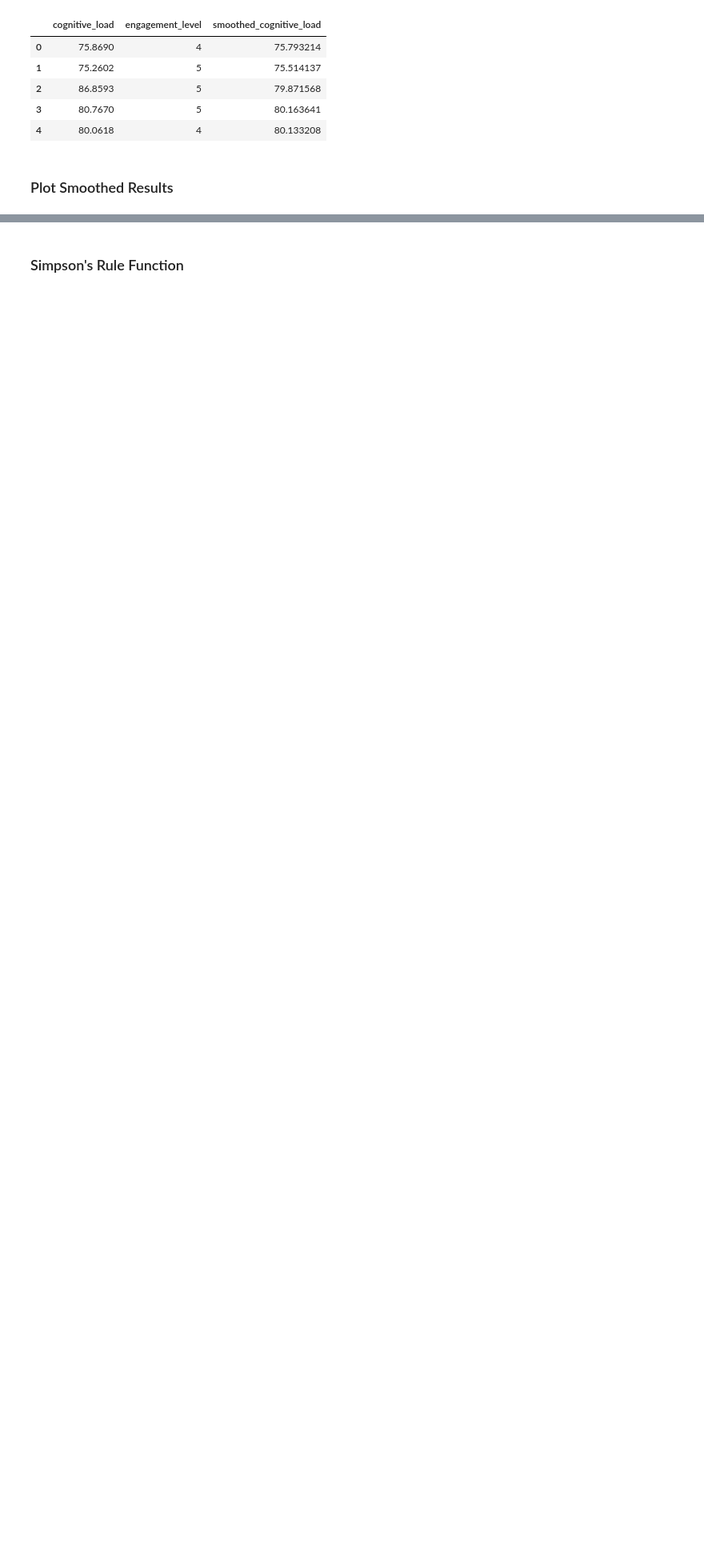
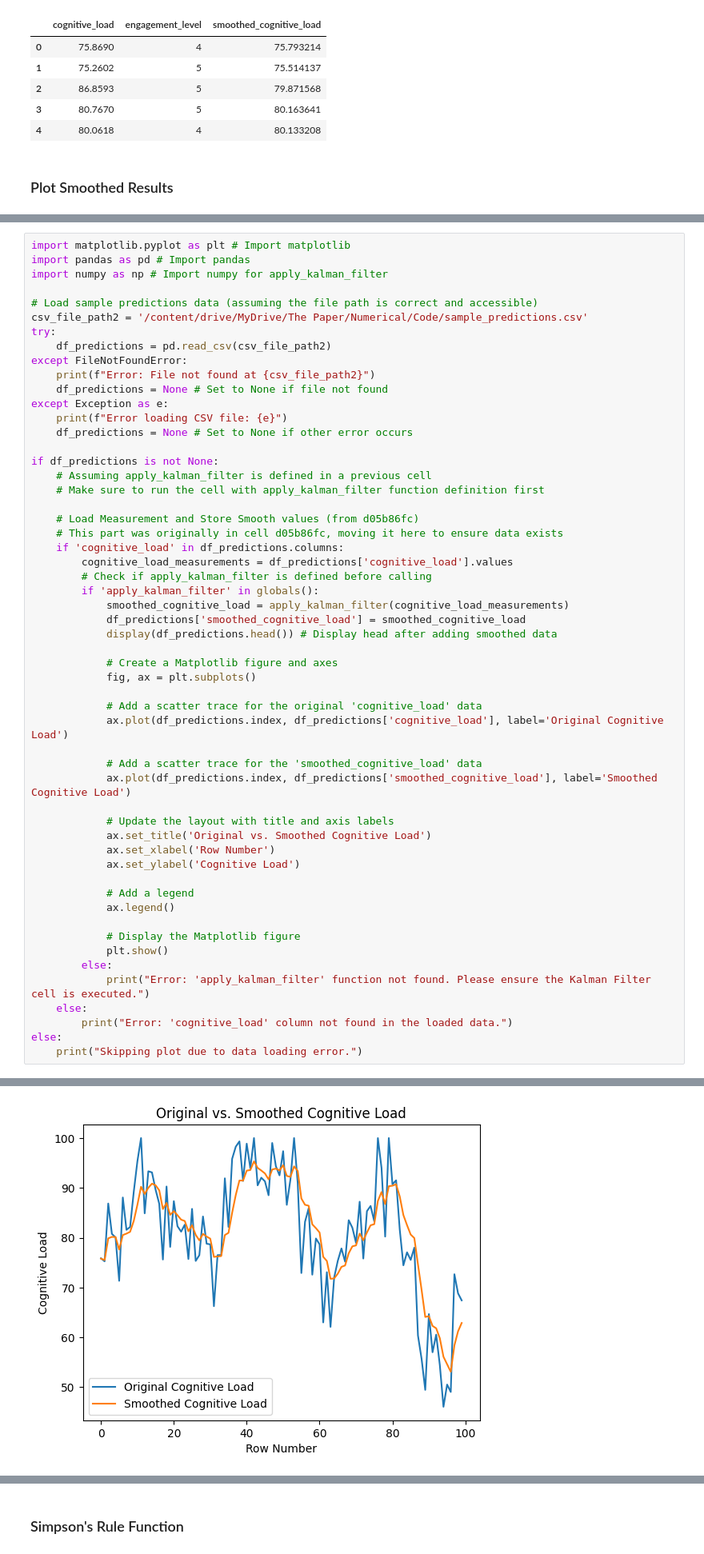
Before and after one commit to nojramu/ALS_Thesis, a Jupyter notebook: ALS.ipynb, the cells around one changed output, grey strips where cells are left out. Shown: that part at 80% size. Saved outputs shown, nothing was run; the diff lists cells and outputs as text; blank space fills up the shorter version.

```diff
--- a/ALS.ipynb
+++ b/ALS.ipynb
@@ -557,0 +541,56 @@ fig.show()
+# %%
+import matplotlib.pyplot as plt # Import matplotlib
+import pandas as pd # Import pandas
+import numpy as np # Import numpy for apply_kalman_filter
+
+# Load sample predictions data (assuming the file path is correct and accessible)
+csv_file_path2 = '/content/drive/MyDrive/The Paper/Numerical/Code/sample_predictions.csv'
+try:
+    df_predictions = pd.read_csv(csv_file_path2)
+except FileNotFoundError:
+    print(f"Error: File not found at {csv_file_path2}")
+    df_predictions = None # Set to None if file not found
+except Exception as e:
+    print(f"Error loading CSV file: {e}")
+    df_predictions = None # Set to None if other error occurs
+
+if df_predictions is not None:
+    # Assuming apply_kalman_filter is defined in a previous cell
+    # Make sure to run the cell with apply_kalman_filter function definition first
+
+    # Load Measurement and Store Smooth values (from d05b86fc)
+    # This part was originally in cell d05b86fc, moving it here to ensure data exists
+    if 'cognitive_load' in df_predictions.columns:
+        cognitive_load_measurements = df_predictions['cognitive_load'].values
+        # Check if apply_kalman_filter is defined before calling
+        if 'apply_kalman_filter' in globals():
+            smoothed_cognitive_load = apply_kalman_filter(cognitive_load_measurements)
+            df_predictions['smoothed_cognitive_load'] = smoothed_cognitive_load
+            display(df_predictions.head()) # Display head after adding smoothed data
+
+            # Create a Matplotlib figure and axes
+            fig, ax = plt.subplots()
+
+            # Add a scatter trace for the original 'cognitive_load' data
+            ax.plot(df_predictions.index, df_predictions['cognitive_load'], label='Original Cognitive Load')
+
+            # Add a scatter trace for the 'smoothed_cognitive_load' data
+            ax.plot(df_predictions.index, df_predictions['smoothed_cognitive_load'], label='Smoothed Cognitive Load')
+
+            # Update the layout with title and axis labels
+            ax.set_title('Original vs. Smoothed Cognitive Load')
+            ax.set_xlabel('Row Number')
+            ax.set_ylabel('Cognitive Load')
+
+            # Add a legend
+            ax.legend()
+
+            # Display the Matplotlib figure
+            plt.show()
+        else:
+            print("Error: 'apply_kalman_filter' function not found. Please ensure the Kalman Filter cell is executed.")
+    else:
+        print("Error: 'cognitive_load' column not found in the loaded data.")
+else:
+    print("Skipping plot due to data loading error.")
+# %% [output]
@@ -558 +603,2 @@ fig.show()
+[figure, added]
 # %% [markdown]
```
Also changed, not shown: parts of 12 cells of this notebook.
